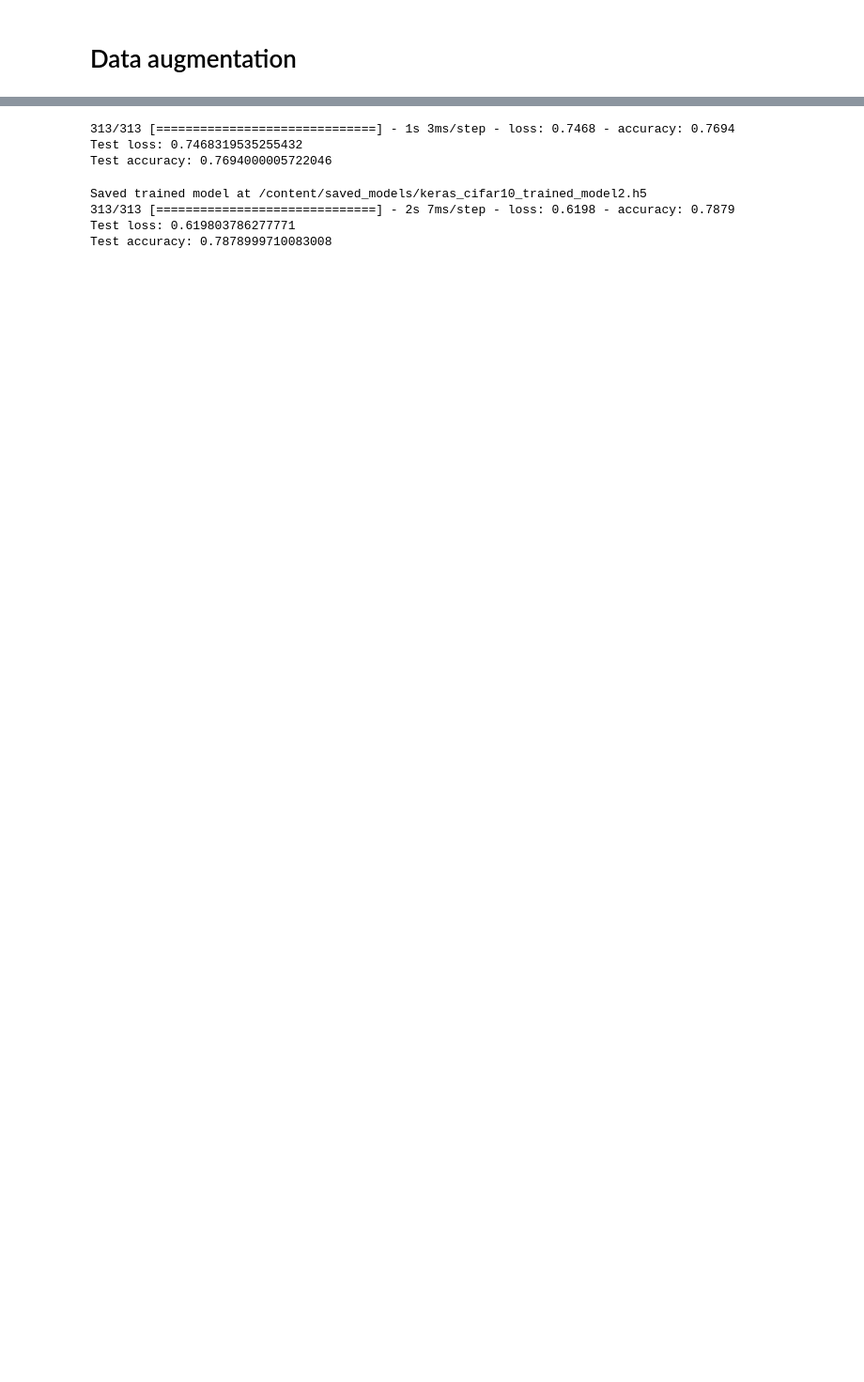
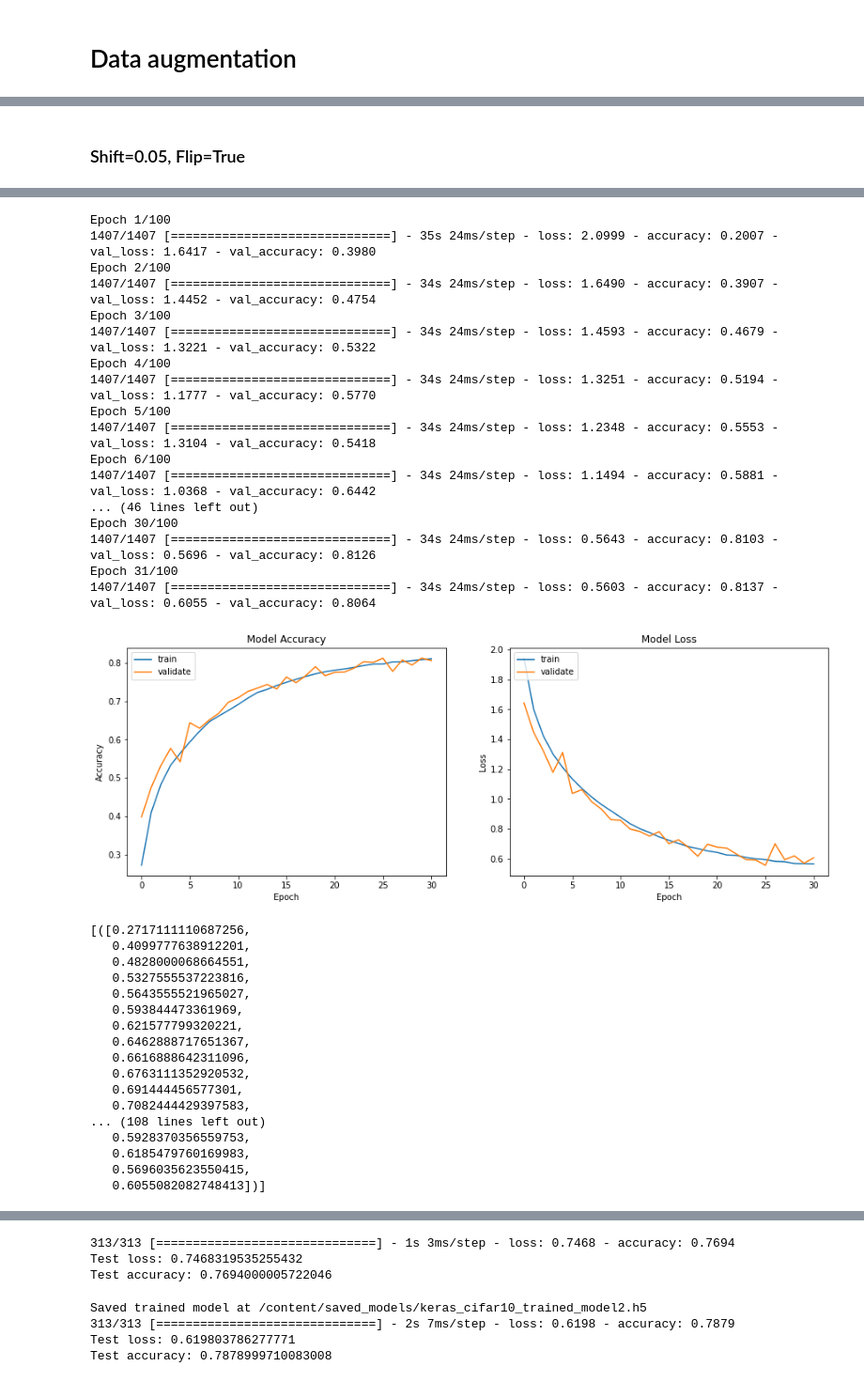
Before and after one commit to MakowToms/DeepLearning, a Jupyter notebook: cnn/from_kaggle_in_keras.ipynb, the cells around one changed output, grey strips where cells are left out. Shown: that part at 94% size. Cells and saved outputs as stored; diff of their text form; code cells hidden in the pictures; blank space fills up the shorter version.

```diff
--- a/cnn/from_kaggle_in_keras.ipynb
+++ b/cnn/from_kaggle_in_keras.ipynb
@@ -803,0 +937,16 @@ dict_keys(['loss', 'accuracy', 'val_loss', 'val_accuracy'])
+# %% [markdown]
+### Shift=0.05, Flip=True
+# %%
+shift = 0.05
+horizontal_flip = True
+rotation = 0
+workers = 4
+early_stopping = tf.keras.callbacks.EarlyStopping(monitor='val_loss', patience=5, restore_best_weights=True)
+
+model.summary()
+
+results_of_model(model, opt[0], opt[1], n=1, plot=True,
+                 data_augmentation=data_augmentation,
+                 shift=shift, horizontal_flip=horizontal_flip, rotation=rotation,
+                 workers=workers, early_stopping=early_stopping)
+# %% [output]
@@ -803,0 +970,35 @@ dict_keys(['loss', 'accuracy', 'val_loss', 'val_accuracy'])
+Epoch 1/100
+1407/1407 [==============================] - 35s 24ms/step - loss: 2.0999 - accuracy: 0.2007 - val_loss: 1.6417 - val_accuracy: 0.3980
+Epoch 2/100
+1407/1407 [==============================] - 34s 24ms/step - loss: 1.6490 - accuracy: 0.3907 - val_loss: 1.4452 - val_accuracy: 0.4754
+Epoch 3/100
+1407/1407 [==============================] - 34s 24ms/step - loss: 1.4593 - accuracy: 0.4679 - val_loss: 1.3221 - val_accuracy: 0.5322
+Epoch 4/100
+1407/1407 [==============================] - 34s 24ms/step - loss: 1.3251 - accuracy: 0.5194 - val_loss: 1.1777 - val_accuracy: 0.5770
+Epoch 5/100
+1407/1407 [==============================] - 34s 24ms/step - loss: 1.2348 - accuracy: 0.5553 - val_loss: 1.3104 - val_accuracy: 0.5418
+Epoch 6/100
+1407/1407 [==============================] - 34s 24ms/step - loss: 1.1494 - accuracy: 0.5881 - val_loss: 1.0368 - val_accuracy: 0.6442
+... (46 lines left out)
+Epoch 30/100
+1407/1407 [==============================] - 34s 24ms/step - loss: 0.5643 - accuracy: 0.8103 - val_loss: 0.5696 - val_accuracy: 0.8126
+Epoch 31/100
+1407/1407 [==============================] - 34s 24ms/step - loss: 0.5603 - accuracy: 0.8137 - val_loss: 0.6055 - val_accuracy: 0.8064
+[figure, added]
+[([0.2717111110687256,
+   0.4099777638912201,
+   0.4828000068664551,
+   0.5327555537223816,
+   0.5643555521965027,
+   0.593844473361969,
+   0.621577799320221,
+   0.6462888717651367,
+   0.6616888642311096,
+   0.6763111352920532,
+   0.691444456577301,
+   0.7082444429397583,
+... (108 lines left out)
+   0.5928370356559753,
+   0.6185479760169983,
+   0.5696035623550415,
+   0.6055082082748413])]
```
Also changed, not shown: parts of 46 cells of this notebook.
